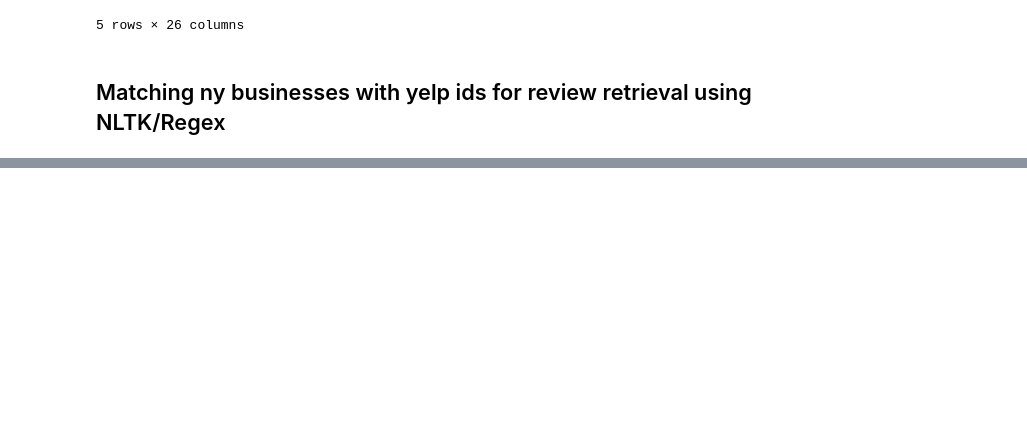
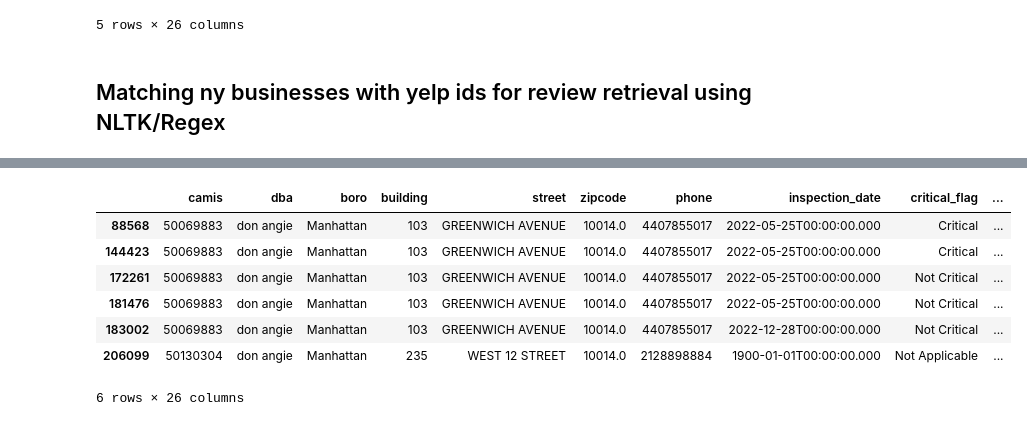
Before and after one commit to Somerville-2023/New-York-health-Inspection-Prediction, a Jupyter notebook: marc-folder/yelp_api_acquire.ipynb, the cells around one changed output, grey strips where cells are left out. Cells and saved outputs as stored; diff of their text form; code cells hidden in the pictures; blank space fills up the shorter version.

```diff
--- a/marc-folder/yelp_api_acquire.ipynb
+++ b/marc-folder/yelp_api_acquire.ipynb
@@ -258,0 +474,12 @@ for index, yelp_row in yelp_df.iterrows():
+# %%
+ny_df = ny_df[ny_df['dba'] == 'don angie']
+ny_df
+# %% [output]
+|  | camis | dba | boro | building | street | zipcode | phone | inspection_date | critical_flag | ... |
+| 88568 | 50069883 | don angie | Manhattan | 103 | GREENWICH AVENUE | 10014.0 | 4407855017 | 2022-05-25T00:00:00.000 | Critical | ... |
+| 144423 | 50069883 | don angie | Manhattan | 103 | GREENWICH AVENUE | 10014.0 | 4407855017 | 2022-05-25T00:00:00.000 | Critical | ... |
+| 172261 | 50069883 | don angie | Manhattan | 103 | GREENWICH AVENUE | 10014.0 | 4407855017 | 2022-05-25T00:00:00.000 | Not Critical | ... |
+| 181476 | 50069883 | don angie | Manhattan | 103 | GREENWICH AVENUE | 10014.0 | 4407855017 | 2022-05-25T00:00:00.000 | Not Critical | ... |
+| 183002 | 50069883 | don angie | Manhattan | 103 | GREENWICH AVENUE | 10014.0 | 4407855017 | 2022-12-28T00:00:00.000 | Not Critical | ... |
+| 206099 | 50130304 | don angie | Manhattan | 235 | WEST 12 STREET | 10014.0 | 2128898884 | 1900-01-01T00:00:00.000 | Not Applicable | ... |
+6 rows × 26 columns
```
Also changed, not shown: parts of 25 cells of this notebook.
